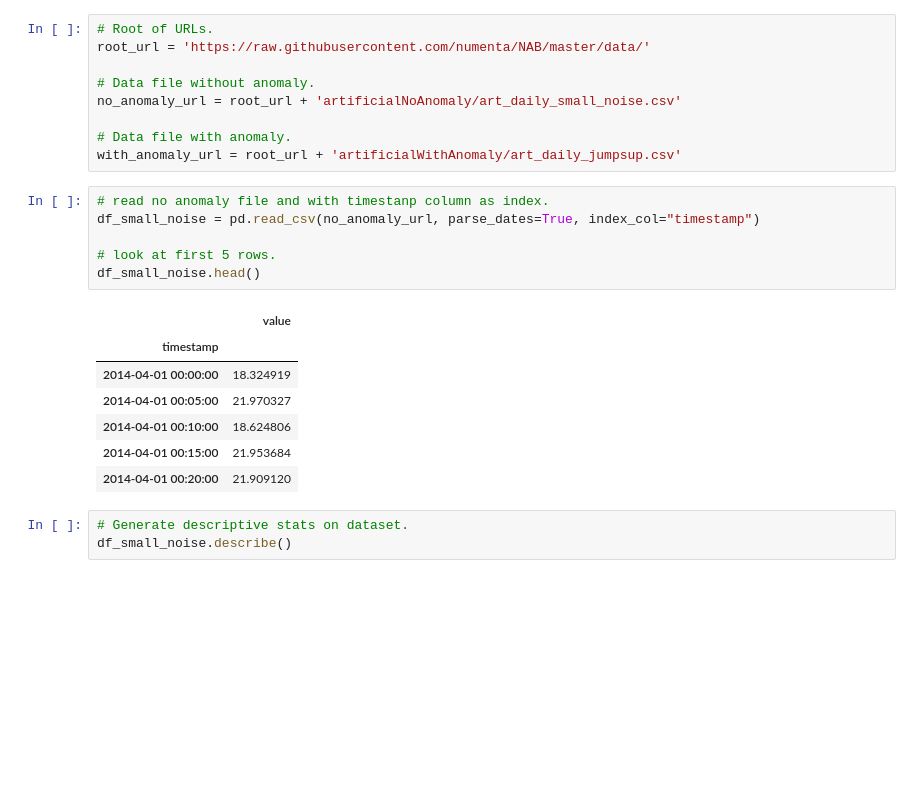
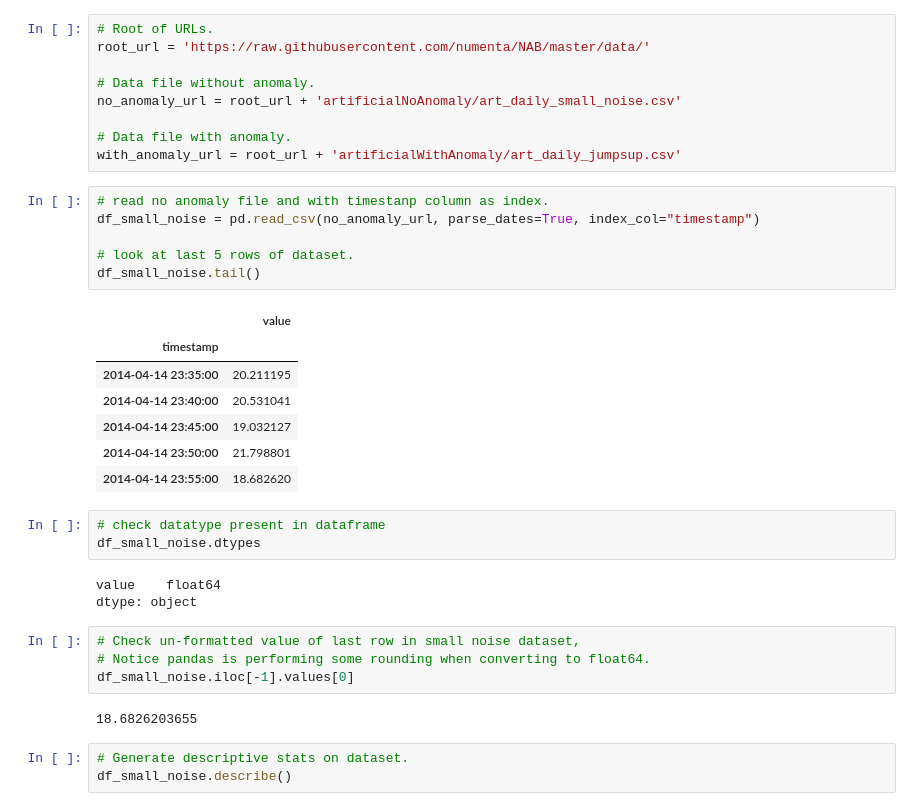
Before and after one commit to CiaranMoran27/machstat-assessment, a Jupyter notebook: time_series_anomaly_detection.ipynb, the cells around one changed output. Saved outputs shown, nothing was run; the diff lists cells and outputs as text; blank space fills up the shorter version.

```diff
--- a/time_series_anomaly_detection.ipynb
+++ b/time_series_anomaly_detection.ipynb
@@ -120,17 +120,29 @@ with_anomaly_url = root_url + 'artificialWithAnomaly/art_daily_jumpsup.csv'
 # %%
 # read no anomaly file and with timestanp column as index.
 df_small_noise = pd.read_csv(no_anomaly_url, parse_dates=True, index_col="timestamp")
 
-# look at first 5 rows.
-df_small_noise.head()
+# look at last 5 rows of dataset.
+df_small_noise.tail()
 # %% [output]
 |  | value |
 | timestamp |  |
-| 2014-04-01 00:00:00 | 18.324919 |
-| 2014-04-01 00:05:00 | 21.970327 |
-| 2014-04-01 00:10:00 | 18.624806 |
-| 2014-04-01 00:15:00 | 21.953684 |
-| 2014-04-01 00:20:00 | 21.909120 |
+| 2014-04-14 23:35:00 | 20.211195 |
+| 2014-04-14 23:40:00 | 20.531041 |
+| 2014-04-14 23:45:00 | 19.032127 |
+| 2014-04-14 23:50:00 | 21.798801 |
+| 2014-04-14 23:55:00 | 18.682620 |
+# %%
+# check datatype present in dataframe
+df_small_noise.dtypes
+# %% [output]
+value    float64
+dtype: object
+# %%
+# Check un-formatted value of last row in small noise dataset,
+# Notice pandas is performing some rounding when converting to float64.
+df_small_noise.iloc[-1].values[0]
+# %% [output]
+18.6826203655
 # %%
 # Generate descriptive stats on dataset.
 df_small_noise.describe()
```
Also changed, not shown: parts of 65 cells of this notebook.
